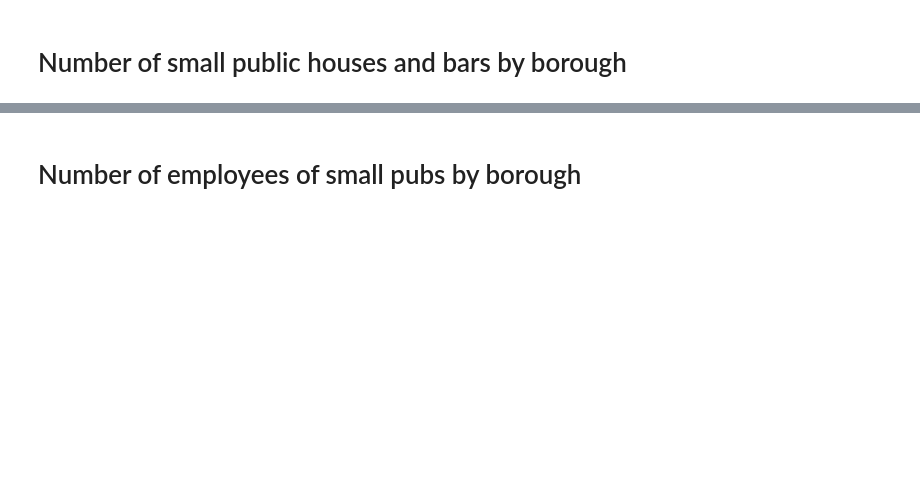
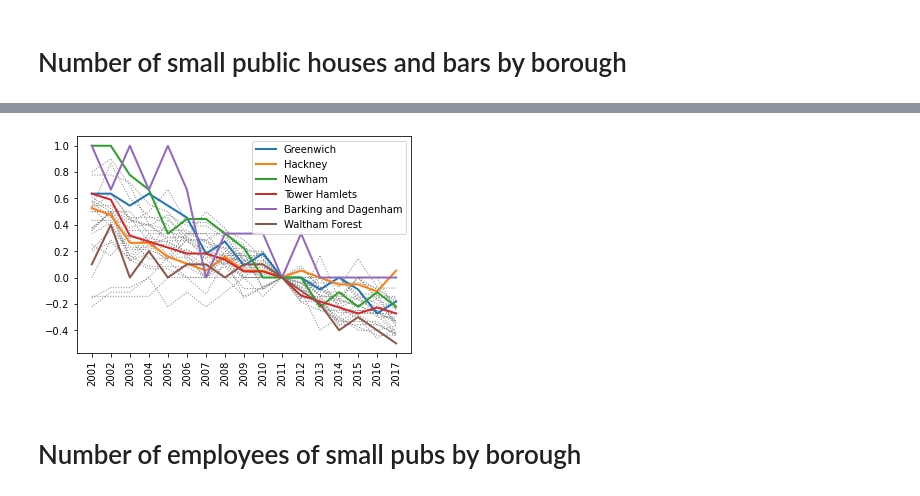
Before and after one commit to avaspataru/datathon, a Jupyter notebook: notebooks/Pubs and Bars.ipynb, the cells around one changed output, grey strips where cells are left out. Cells and saved outputs as stored; diff of their text form; code cells hidden in the pictures; blank space fills up the shorter version.

```diff
--- a/notebooks/Pubs and Bars.ipynb
+++ b/notebooks/Pubs and Bars.ipynb
@@ -153,0 +208,5 @@ plot_boroughs(small_pubs_boroughs)
+# %%
+multipliers_sm_2011 = small_pubs[years].div(small_pubs["2011"], axis=0)
+percentage_changes_num_sm_2011 = multipliers_sm_2011.sub(1)
+percentage_changes_sm_2011 = pd.concat([small_pubs.iloc[:, :2], percentage_changes_num_sm_2011], axis=1)
+percentage_changes_sm_2011.head()
@@ -154,3 +220,7 @@ plot_boroughs(small_pubs_boroughs)
+# %%
+plot_all_boroughs(percentage_changes_sm_2011)
+# %% [output]
+[figure, added]
 # %% [markdown]
 # Number of employees of small pubs by borough
 # %%
```
Also changed, not shown: parts of 37 cells of this notebook.
